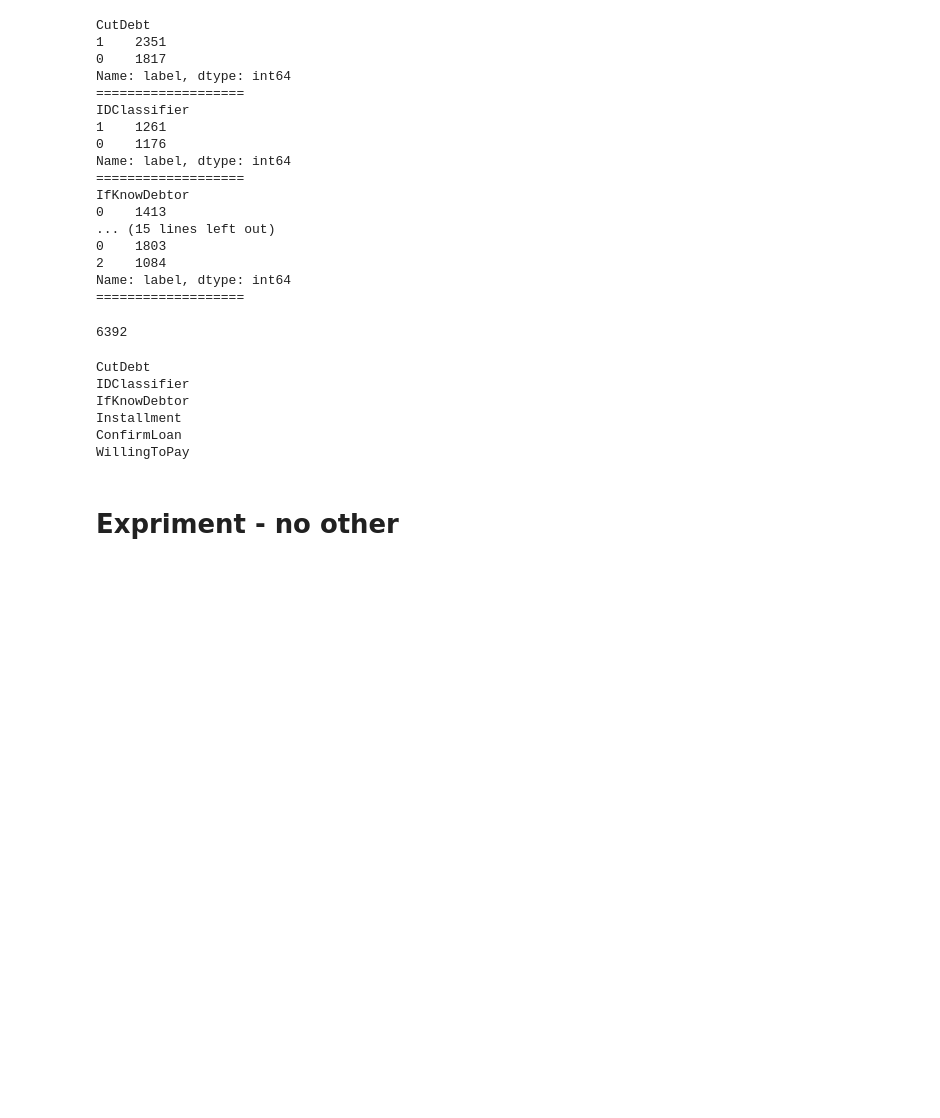
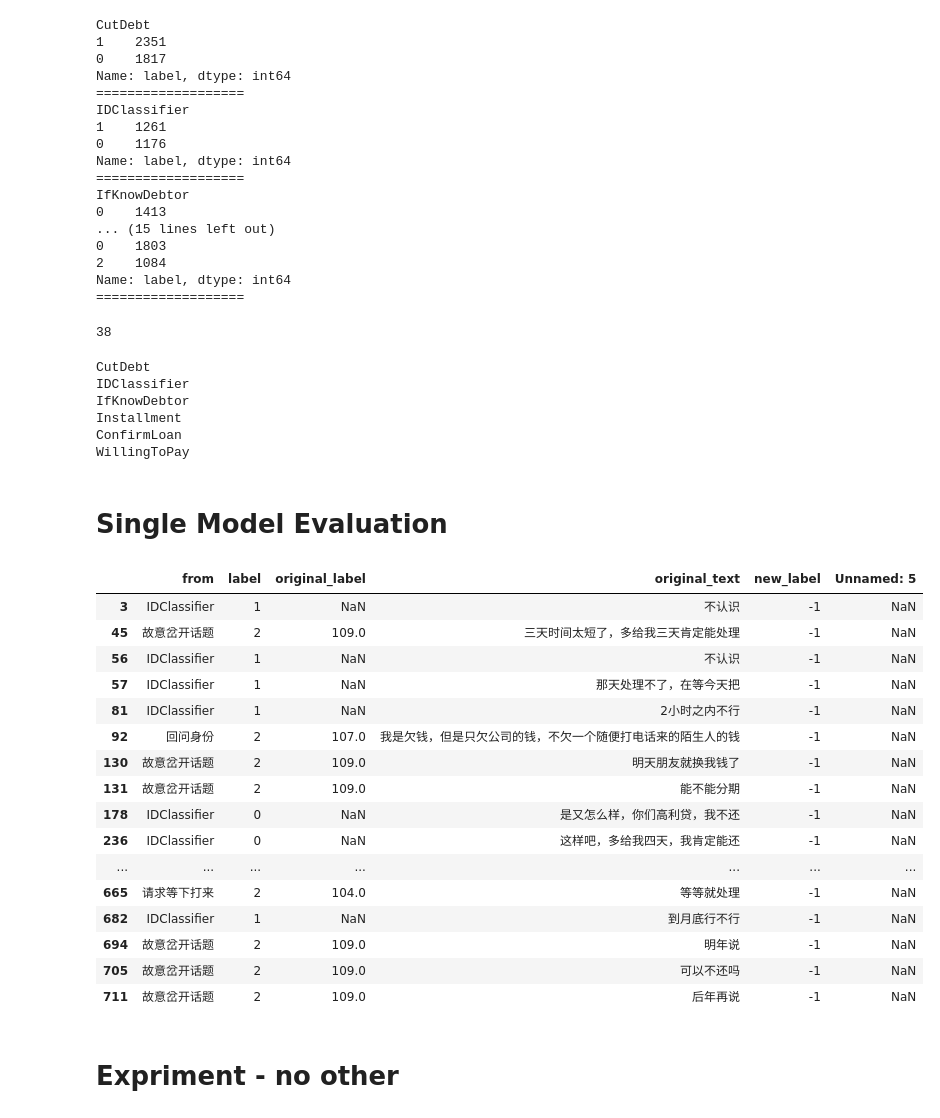
Before and after one commit to TSLNIHAOGIT/Chatbot1.0_ss, a Jupyter notebook: EVALUATION/DATA/Data_Putting_Back.ipynb, the cells around one changed output. Saved outputs shown, nothing was run; the diff lists cells and outputs as text; code cells hidden in the pictures; blank space fills up the shorter version.

```diff
--- a/EVALUATION/DATA/Data_Putting_Back.ipynb
+++ b/EVALUATION/DATA/Data_Putting_Back.ipynb
@@ -157,10 +203,10 @@ IfKnowDebtor
 2    1084
 Name: label, dtype: int64
 ===================
-# %%
-print(len(df_others))
-# %% [output]
-6392
+# %%
+len(df_correction[df_correction.new_label==-1])
+# %% [output]
+38
 # %%
 # Save
 model_list = ['CutDebt','IDClassifier','IfKnowDebtor','Installment','ConfirmLoan','WillingToPay']
@@ -177,6 +223,31 @@ IfKnowDebtor
 Installment
 ConfirmLoan
 WillingToPay
+# %% [markdown]
+# Single Model Evaluation
+# %%
+model = 'IDClassifier'
+df_correction = pd.read_csv('../../MLModel/data/{}/labelNeedsCorrections0719.csv'.format(model))
+# %%
+df_correction[df_correction['new_label']==-1]
+# %% [output]
+|  | from | label | original_label | original_text | new_label | Unnamed: 5 |
+| 3 | IDClassifier | 1 | NaN | 不认识 | -1 | NaN |
+| 45 | 故意岔开话题 | 2 | 109.0 | 三天时间太短了，多给我三天肯定能处理 | -1 | NaN |
+| 56 | IDClassifier | 1 | NaN | 不认识 | -1 | NaN |
+| 57 | IDClassifier | 1 | NaN | 那天处理不了，在等今天把 | -1 | NaN |
+| 81 | IDClassifier | 1 | NaN | 2小时之内不行 | -1 | NaN |
+| 92 | 回问身份 | 2 | 107.0 | 我是欠钱，但是只欠公司的钱，不欠一个随便打电话来的陌生人的钱 | -1 | NaN |
+| 130 | 故意岔开话题 | 2 | 109.0 | 明天朋友就换我钱了 | -1 | NaN |
+| 131 | 故意岔开话题 | 2 | 109.0 | 能不能分期 | -1 | NaN |
+| 178 | IDClassifier | 0 | NaN | 是又怎么样，你们高利贷，我不还 | -1 | NaN |
+| 236 | IDClassifier | 0 | NaN | 这样吧，多给我四天，我肯定能还 | -1 | NaN |
+| ... | ... | ... | ... | ... | ... | ... |
+| 665 | 请求等下打来 | 2 | 104.0 | 等等就处理 | -1 | NaN |
+| 682 | IDClassifier | 1 | NaN | 到月底行不行 | -1 | NaN |
+| 694 | 故意岔开话题 | 2 | 109.0 | 明年说 | -1 | NaN |
+| 705 | 故意岔开话题 | 2 | 109.0 | 可以不还吗 | -1 | NaN |
+| 711 | 故意岔开话题 | 2 | 109.0 | 后年再说 | -1 | NaN |
 # %% [markdown]
 # Expriment - no other
 # %%
```
Also changed, not shown: parts of 1 cell of this notebook, 2 other files.
